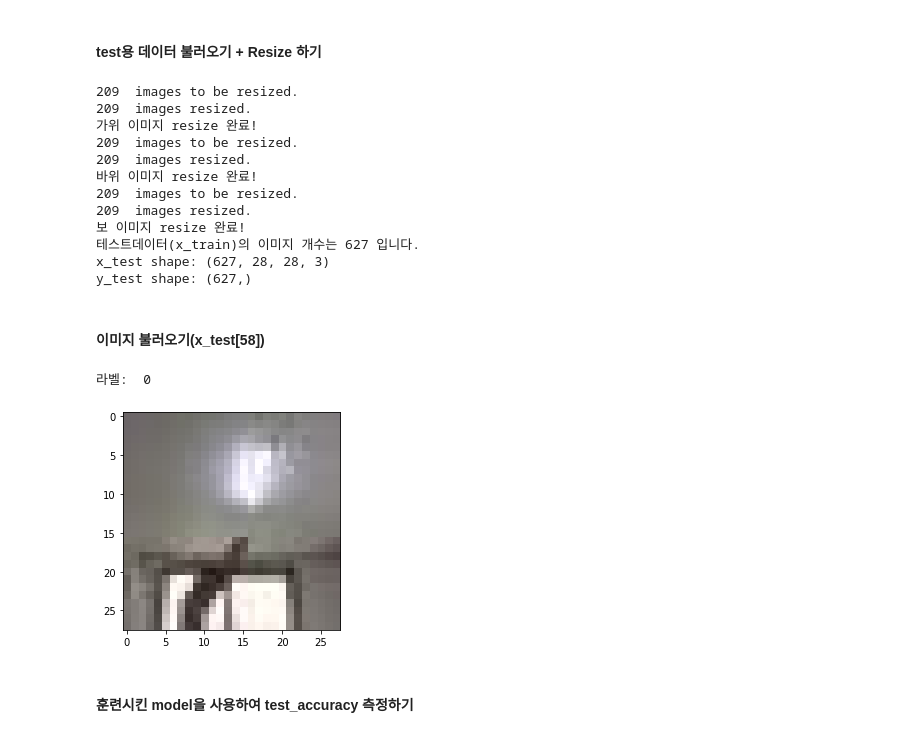
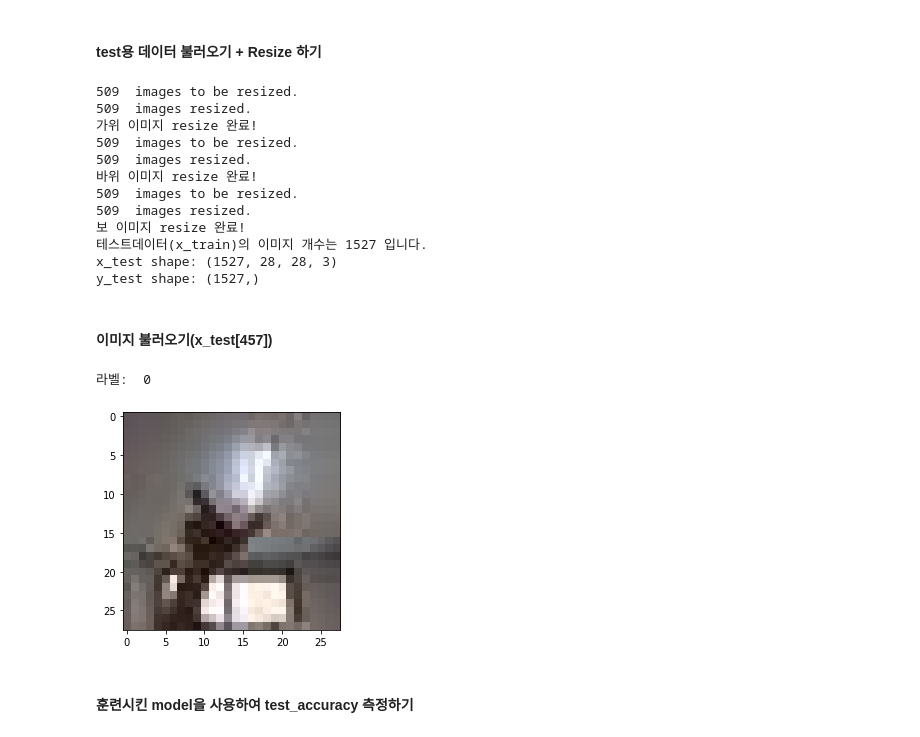
Before and after one commit to sjeena0722/AIFFEL, a Jupyter notebook: EXPLORATION/[E-01]RockPaperScissor.ipynb, the cells around one changed output. Saved outputs shown, nothing was run; the diff lists cells and outputs as text; code cells hidden in the pictures.

```diff
--- a/EXPLORATION/[E-01]RockPaperScissor.ipynb
+++ b/EXPLORATION/[E-01]RockPaperScissor.ipynb
@@ -70,7 +70,7 @@ print("보 이미지 resize 완료!")
 # %%
 import numpy as np
 
-def load_data(img_path, number_of_data=4107):  # 가위바위보 이미지 개수 총합에 주의하세요.
+def load_data(img_path, number_of_data=7315):  # 가위바위보 이미지 개수 총합에 주의하세요.
     # 가위 : 0, 바위 : 1, 보 : 2
     img_size=28
     color=3
@@ -228,20 +247,20 @@ Epoch 19/19
 #### test용 데이터 불러오기 + Resize 하기
 # %%
 # 가위 이미지가 저장된 디렉토리 아래의 모든 jpg 파일을 읽어들여서
-image_dir_path = os.getenv("HOME") + "/aiffel/rock_scissor_paper/test/scissor"
+image_dir_path = os.getenv("HOME") + "/aiffel/rock_scissor_paper/test2/scissor"
 resize_images(image_dir_path)
 
 print("가위 이미지 resize 완료!")
 
 
-image_dir_path = os.getenv("HOME") + "/aiffel/rock_scissor_paper/test/rock"
+image_dir_path = os.getenv("HOME") + "/aiffel/rock_scissor_paper/test2/rock"
 # 파일마다 모두 28x28 사이즈로 바꾸어 저장합니다.
 # [[YOUR CODE]]
 resize_images(image_dir_path)
 
 print("바위 이미지 resize 완료!")
 
-image_dir_path = os.getenv("HOME") + "/aiffel/rock_scissor_paper/test/paper"
+image_dir_path = os.getenv("HOME") + "/aiffel/rock_scissor_paper/test2/paper"
 # 파일마다 모두 28x28 사이즈로 바꾸어 저장합니다.
 # [[YOUR CODE]]
 resize_images(image_dir_path)
@@ -249,7 +268,7 @@ resize_images(image_dir_path)
 print("보 이미지 resize 완료!")
 
 
-def load_data(img_path, number_of_data=627):  # 가위바위보 이미지 개수 총합에 주의하세요.
+def load_data(img_path, number_of_data=1527):  # 가위바위보 이미지 개수 총합에 주의하세요.
     # 가위 : 0, 바위 : 1, 보 : 2
     img_size=28
     color=3
@@ -279,34 +298,34 @@ def load_data(img_path, number_of_data=627):  # 가위바위보 이미지 개수
     print("테스트데이터(x_train)의 이미지 개수는", idx,"입니다.")
     return imgs, labels
 
-image_dir_path = os.getenv("HOME") + "/aiffel/rock_scissor_paper/test"
+image_dir_path = os.getenv("HOME") + "/aiffel/rock_scissor_paper/test2"
 (x_test, y_test)=load_data(image_dir_path)
 x_test_norm = x_test/255.0   # 입력은 0~1 사이의 값으로 정규화
 
 print("x_test shape: {}".format(x_test.shape))
 print("y_test shape: {}".format(y_test.shape))
 # %% [output]
-209  images to be resized.
-209  images resized.
+509  images to be resized.
+509  images resized.
 가위 이미지 resize 완료!
-209  images to be resized.
-209  images resized.
+509  images to be resized.
+509  images resized.
 바위 이미지 resize 완료!
-209  images to be resized.
-209  images resized.
+509  images to be resized.
+509  images resized.
 보 이미지 resize 완료!
-테스트데이터(x_train)의 이미지 개수는 627 입니다.
-x_test shape: (627, 28, 28, 3)
-y_test shape: (627,)
+테스트데이터(x_train)의 이미지 개수는 1527 입니다.
+x_test shape: (1527, 28, 28, 3)
+y_test shape: (1527,)
 # %% [markdown]
-#### 이미지 불러오기(x_test[58])
+#### 이미지 불러오기(x_test[457])
 # %%
 import matplotlib.pyplot as plt
-plt.imshow(x_test[58])
-print('라벨: ', y_test[58])
+plt.imshow(x_test[457])
+print('라벨: ', y_test[457])
 # %% [output]
 라벨:  0
-[figure, old version]
+[figure, new version]
 # %% [markdown]
 #### 훈련시킨 model을 사용하여 test_accuracy 측정하기
 # %%
```
Also changed, not shown: parts of 15 cells of this notebook.
